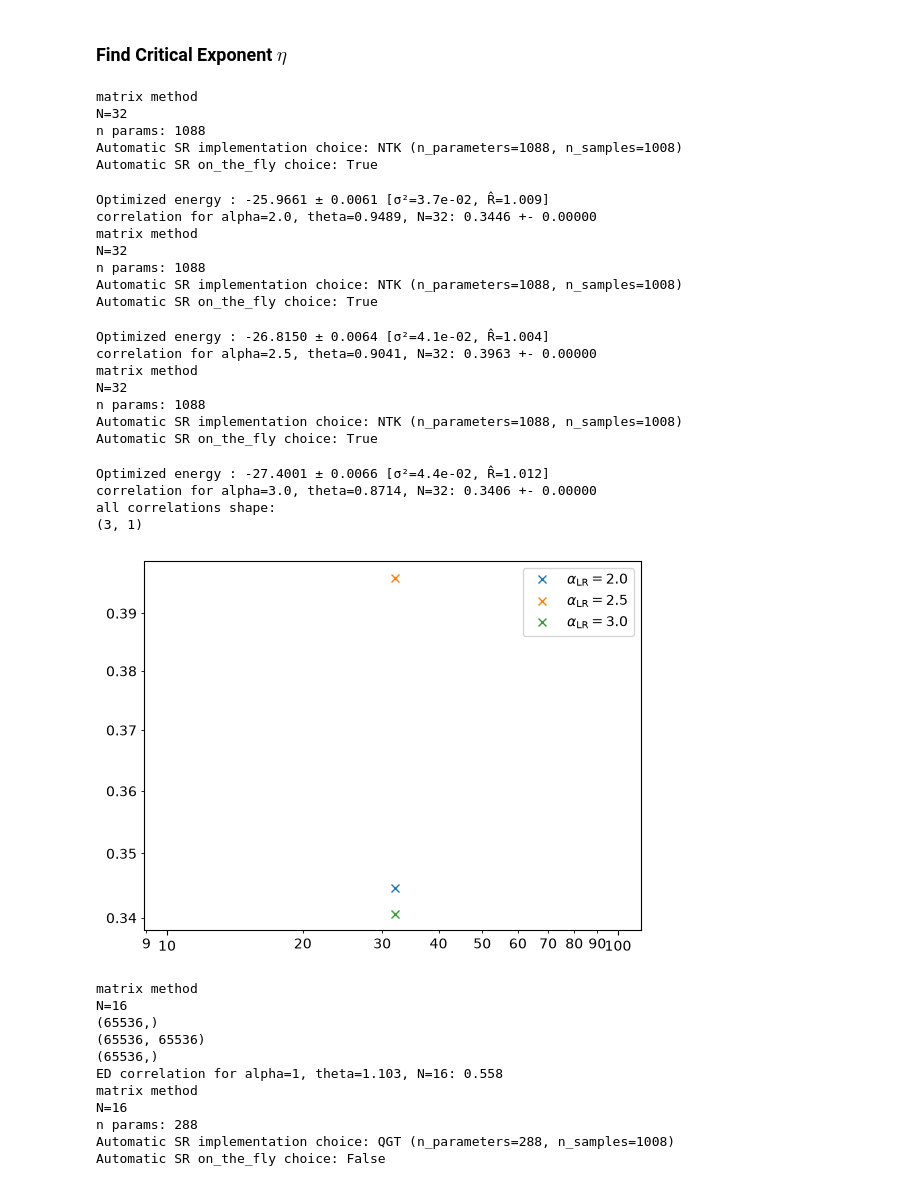
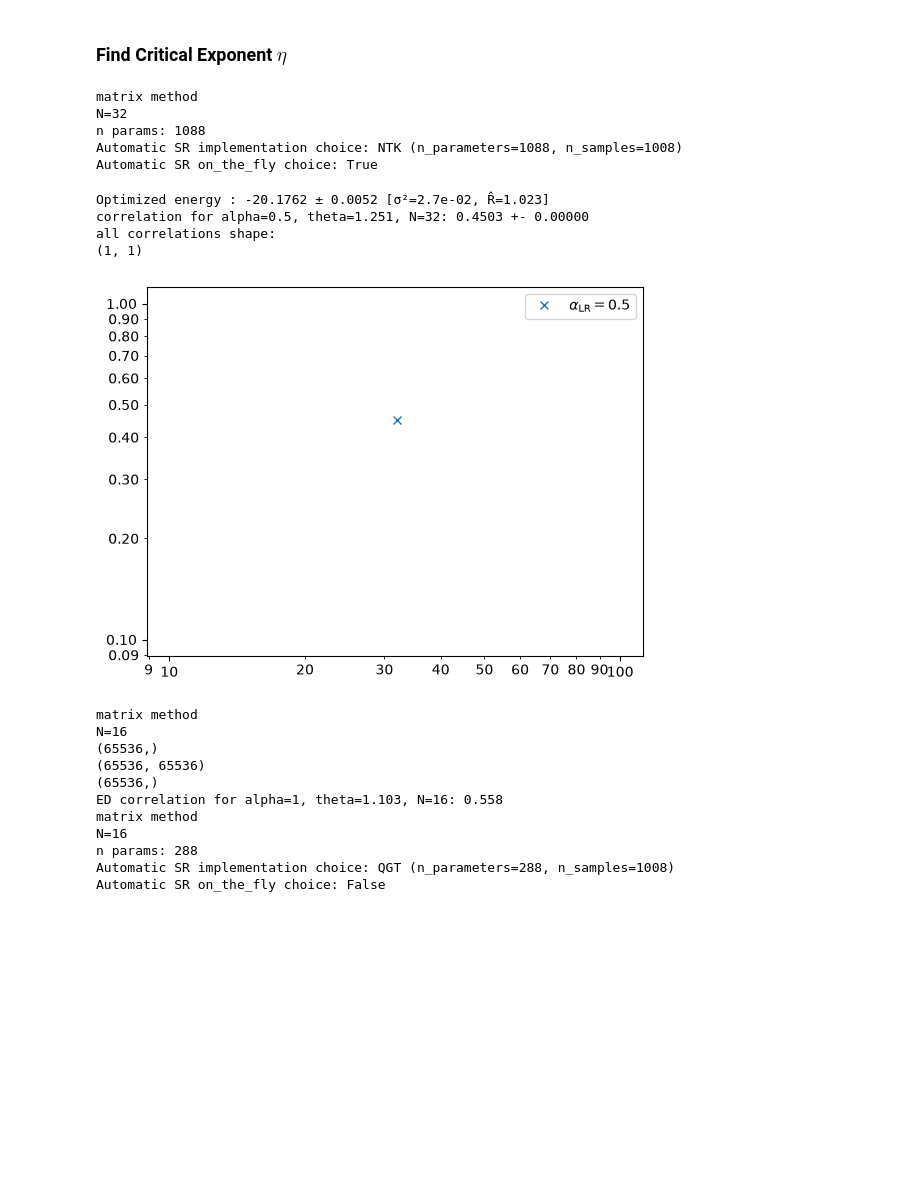
Before and after one commit to fpgasta/nqs-ising-research-project, a Jupyter notebook: src/main.ipynb, the cells around one changed output. Drawn from its saved outputs; the diff is of its cells as text; code cells hidden in the pictures; blank space fills up the shorter version.

```diff
--- a/src/main.ipynb
+++ b/src/main.ipynb
@@ -753,59 +753,45 @@ fig, ax = plt.subplots()
 all_correlations = []
 all_sigmas = []
 all_vstates = []
-for alpha, theta in zip(alphaLR[-3:], thetaC[-3:]):
+for alpha, theta in zip(alphaLR[0:1], thetaC[0:1]):
 
     correlations = []
     sigmas = []
     vstates = []
     for N in Ns[:1]:
         r = int(N/4)
-        correlation, sigma, nqs_ising = get_correlation(alpha, theta, N, r, n_iter=100, learning_rate=0.1)
+        correlation, sigma, nqs_ising = get_correlation(alpha, theta, N, r, n_iter=10000, learning_rate=0.02)
         correlations.append(correlation)
         sigmas.append(sigma)
         vstates.append(nqs_ising)
 
     ax.plot(Ns[:1], correlations, "x", label=f"$\\alpha_\\mathrm{{LR}}={alpha:.1f}$")
     all_correlations.append(correlations)
     all_sigmas.append(sigmas)
     all_vstates.append(vstates)
 
 all_correlations = np.array(all_correlations)
 print("all correlations shape:")
 print(all_correlations.shape)
 
 ax.legend()
 ax.set_xscale("log")
 ax.set_yscale("log")
 for axis in (ax.xaxis, ax.yaxis):
     axis.set_major_formatter(ScalarFormatter())
     axis.set_minor_formatter(ScalarFormatter())
 fig.savefig("../plot/correlation-1.pdf")
 # %% [output]
 matrix method
 N=32
 n params: 1088
 Automatic SR implementation choice: NTK (n_parameters=1088, n_samples=1008)
 Automatic SR on_the_fly choice: True
-Optimized energy : -25.9661 ± 0.0061 [σ²=3.7e-02, R̂=1.009]
-correlation for alpha=2.0, theta=0.9489, N=32: 0.3446 +- 0.00000
-matrix method
-N=32
-n params: 1088
-Automatic SR implementation choice: NTK (n_parameters=1088, n_samples=1008)
-Automatic SR on_the_fly choice: True
+Optimized energy : -20.1762 ± 0.0052 [σ²=2.7e-02, R̂=1.023]
+correlation for alpha=0.5, theta=1.251, N=32: 0.4503 +- 0.00000
+all correlations shape:
+(1, 1)
-Optimized energy : -26.8150 ± 0.0064 [σ²=4.1e-02, R̂=1.004]
-correlation for alpha=2.5, theta=0.9041, N=32: 0.3963 +- 0.00000
-matrix method
-N=32
-n params: 1088
-Automatic SR implementation choice: NTK (n_parameters=1088, n_samples=1008)
-Automatic SR on_the_fly choice: True
-Optimized energy : -27.4001 ± 0.0066 [σ²=4.4e-02, R̂=1.012]
-correlation for alpha=3.0, theta=0.8714, N=32: 0.3406 +- 0.00000
-all correlations shape:
-(3, 1)
-[figure, old version]
+[figure, new version]
 # %%
 # all_correlations
 N = 16
```
Also changed, not shown: 9 other files.
